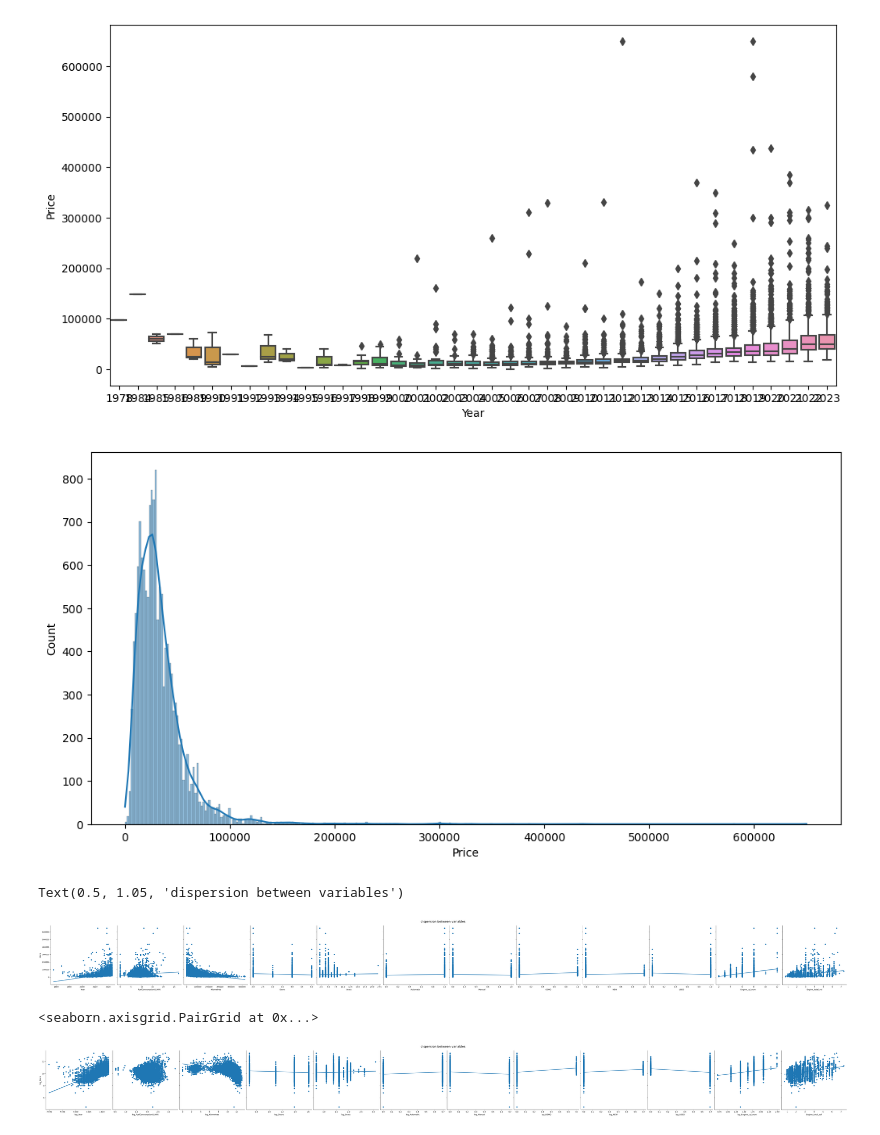
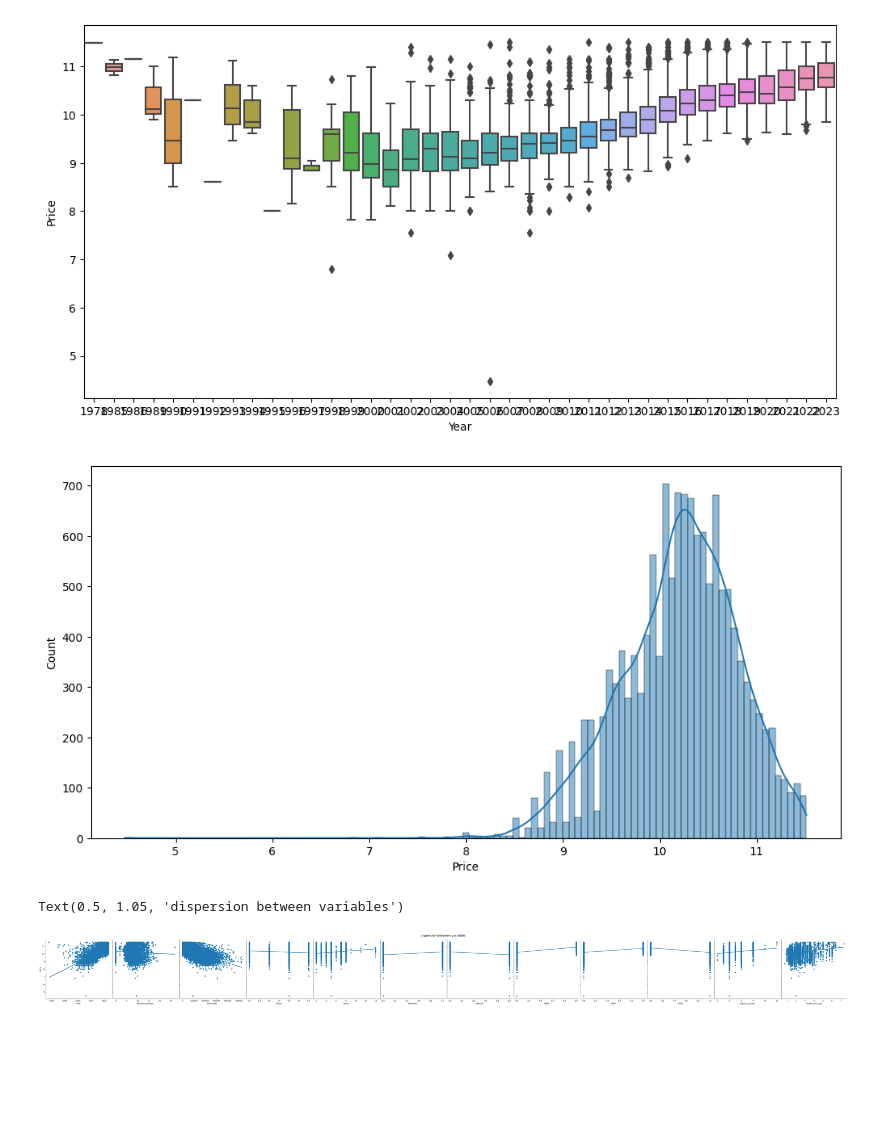
Before and after one commit to AraujoTT/RegLinear_Price_car, a Jupyter notebook: analisys.ipynb, the cells around one changed output. Drawn from its saved outputs; the diff is of its cells as text; code cells hidden in the pictures; blank space fills up the shorter version.

```diff
--- a/analisys.ipynb
+++ b/analisys.ipynb
@@ -4,6 +4,6 @@ import matplotlib.pyplot as plt
 import numpy as np
 import seaborn as sns
 # %%
-df = pd.read_csv('data/clean_data.csv')
+df = pd.read_csv('data/clean_capping_data.csv')
 df.head()
 # %% [output]
@@ -28,3 +28,4 @@ df.describe().round(2)
 # %%
+df['Price'] = np.log(df['Price'])
 df.corr().round(2)
 # %% [output]
@@ -59,15 +61,15 @@ ax.figure.set_size_inches(12, 6 )
 ax = sns.boxplot(data=df, y= 'Price', x= 'Year', orient='v')
 ax.figure.set_size_inches(12, 6)
 # %% [output]
-[figure, old version]
+[figure, new version]
 # %%
 ax = sns.histplot(df['Price'], kde=True)
 ax.figure.set_size_inches(12, 6)
 # %% [output]
-[figure, old version]
+[figure, new version]
 # %%
-ax = sns.pairplot(df, y_vars='Price', x_vars=['Year', 'FuelConsumption(L/KM)', 'Kilometres', 'Doors', 'Seats', 'Automatic', 'Manual', 'DEMO', 'NEW', 'USED', 'Engine_cyl_num',	'Engine_total_vol'], height= 5, kind= 'reg')
+ax = sns.pairplot(df, y_vars='Price', x_vars=['Year', 'FuelConsumption', 'Kilometres', 'Doors', 'Seats', 'Automatic', 'Manual', 'DEMO', 'NEW', 'USED', 'Engine_cyl_num',	'Engine_total_vol'], height= 5, kind= 'reg')
 ax.fig.suptitle('dispersion between variables', fontsize=16, y=1.05)
 # %% [output]
 Text(0.5, 1.05, 'dispersion between variables')
-[figure, old version]
+[figure, new version]
@@ -88,7 +75,0 @@ df['log_Engine_total_vol'] = np.log(df['Engine_total_vol'])
-# %%
-ax = sns.pairplot(df, y_vars='log_Price', x_vars=['log_Year', 'log_FuelConsumption(L/KM)', 'log_Kilometres', 'log_Doors', 'log_Seats', 'log_Automatic', 'log_Manual', 'log_DEMO', 'log_NEW', 'log_USED', 'log_Engine_cyl_num',	'Engine_total_vol'], height= 5, kind= 'reg')
-ax.fig.suptitle('dispersion between variables', fontsize=16, y=1.05)
-ax
-# %% [output]
-<seaborn.axisgrid.PairGrid at 0x...>
-[figure, removed]
```
Also changed, not shown: parts of 8 cells of this notebook, 5 other files.
